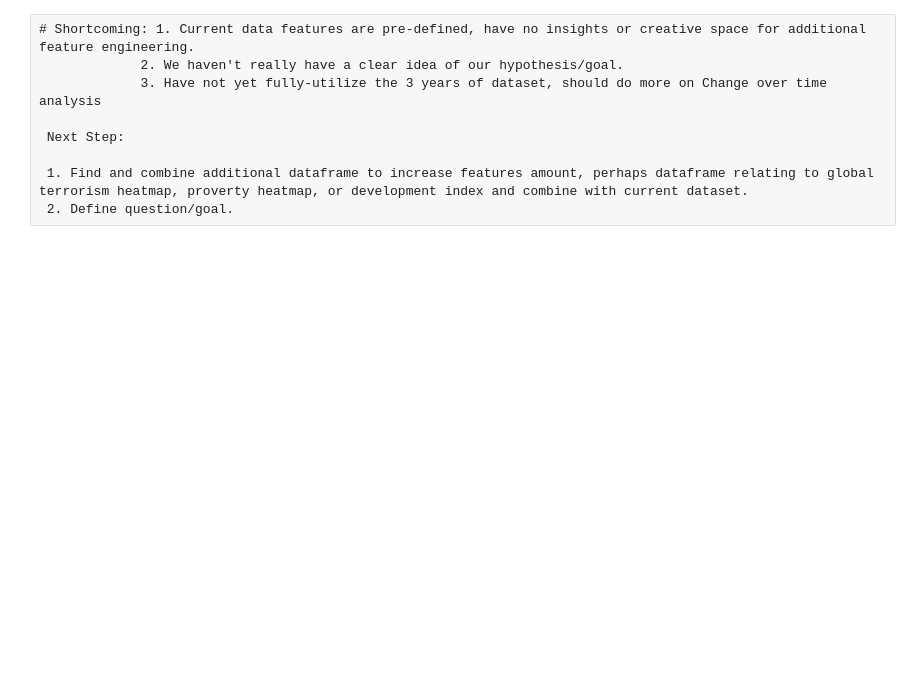
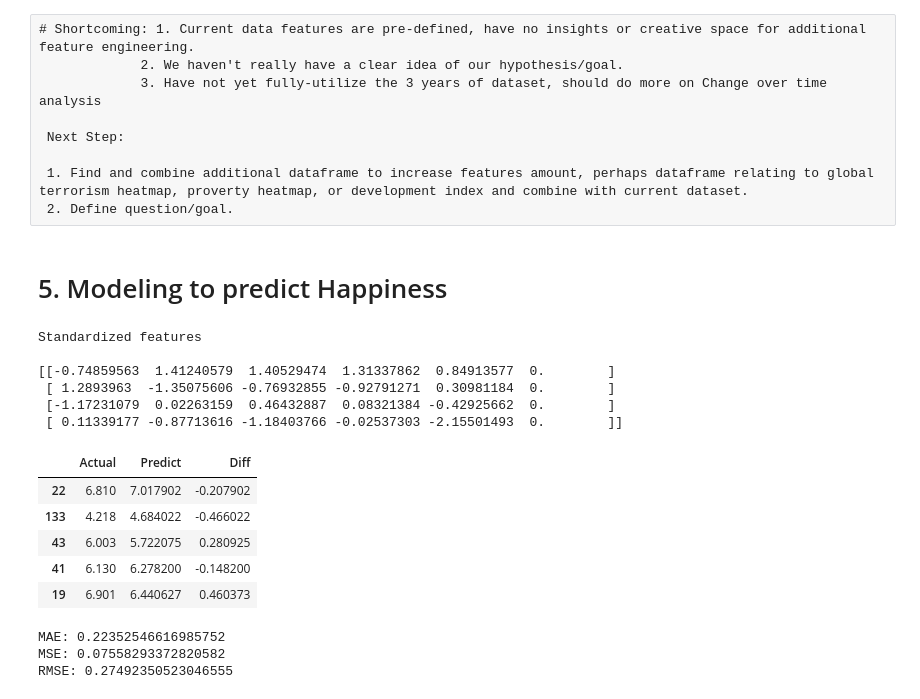
Before and after one commit to chuzeng/ga-projects, a Jupyter notebook: Final Project/Happiness Report.ipynb, the cells around one changed output. Saved outputs shown, nothing was run; the diff lists cells and outputs as text; code cells hidden in the pictures; blank space fills up the shorter version.

```diff
--- a/Final Project/Happiness Report.ipynb
+++ b/Final Project/Happiness Report.ipynb
@@ -253,3 +277,57 @@ by_region[['Happiness Score', 'Happiness Change'] + happiness_factors].mean().so
 
  1. Find and combine additional dataframe to increase features amount, perhaps dataframe relating to global terrorism heatmap, proverty heatmap, or development index and combine with current dataset.
  2. Define question/goal.
+# %% [markdown]
+# 5. Modeling to predict Happiness
+# %%
+X = df.drop(['Happiness Score', 'Happiness Rank', 'Country', 'Region','Freedom', 'Trust (Government Corruption)',
+       'Generosity'], axis=1)
+y = df['Happiness Score']
+# %%
+from sklearn.model_selection import train_test_split
+X_train, X_test, y_train, y_test = train_test_split(X, y, test_size=0.33)
+# %%
+from sklearn.preprocessing import StandardScaler
+
+scaler = StandardScaler()
+
+scaler.fit(X_train)
+X_train = scaler.transform(X_train)
+X_test = scaler.transform(X_test)
+print('Standardized features\n')
+print(str(X_train[:4]))
+# %% [output]
+Standardized features
+
+[[-0.74859563  1.41240579  1.40529474  1.31337862  0.84913577  0.        ]
+ [ 1.2893963  -1.35075606 -0.76932855 -0.92791271  0.30981184  0.        ]
+ [-1.17231079  0.02263159  0.46432887  0.08321384 -0.42925662  0.        ]
+ [ 0.11339177 -0.87713616 -1.18403766 -0.02537303 -2.15501493  0.        ]]
+# %%
+from sklearn.linear_model import LinearRegression
+lm = LinearRegression()
+lm.fit(X_train, y_train)
+y_pred = lm.predict(X_test)
+# %%
+result_lm = pd.DataFrame({
+    'Actual':y_test,
+    'Predict':y_pred
+})
+result_lm['Diff'] = y_test - y_pred
+result_lm.head()
+# %% [output]
+|  | Actual | Predict | Diff |
+| 22 | 6.810 | 7.017902 | -0.207902 |
+| 133 | 4.218 | 4.684022 | -0.466022 |
+| 43 | 6.003 | 5.722075 | 0.280925 |
+| 41 | 6.130 | 6.278200 | -0.148200 |
+| 19 | 6.901 | 6.440627 | 0.460373 |
+# %%
+from sklearn import metrics
+print('MAE:', metrics.mean_absolute_error(y_test, y_pred))
+print('MSE:', metrics.mean_squared_error(y_test, y_pred))
+print('RMSE:', np.sqrt(metrics.mean_squared_error(y_test, y_pred)))
+# %% [output]
+MAE: 0.22352546616985752
+MSE: 0.07558293372820582
+RMSE: 0.27492350523046555
```
Also changed, not shown: parts of 22 cells of this notebook.
